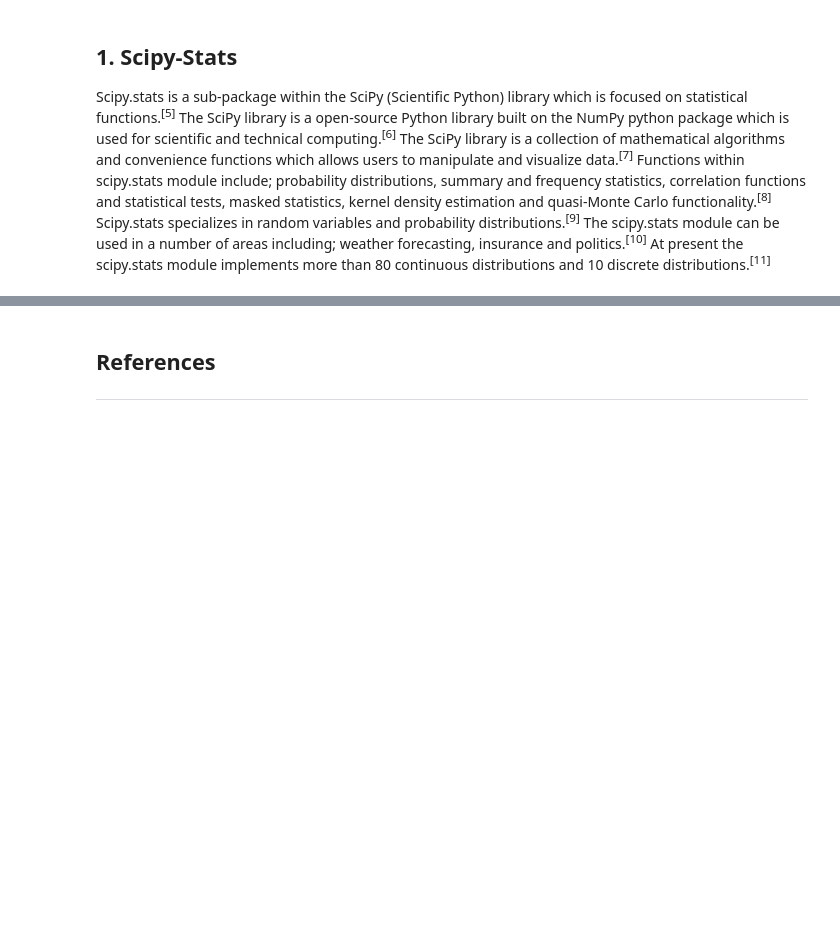
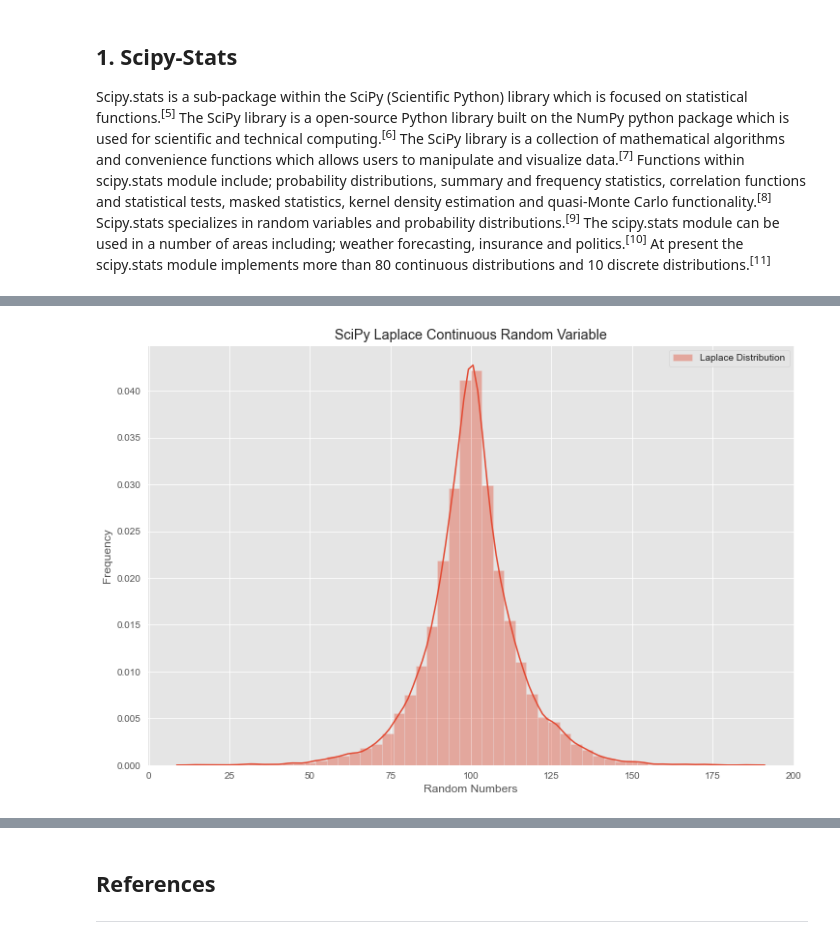
Before and after one commit to JPLee01/Machine_Learning_and_Statistics, a Jupyter notebook: scipy-stats.ipynb, the cells around one changed output, grey strips where cells are left out. Cells and saved outputs as stored; diff of their text form; code cells hidden in the pictures; blank space fills up the shorter version.

```diff
--- a/scipy-stats.ipynb
+++ b/scipy-stats.ipynb
@@ -71,0 +149,20 @@ A complete listing of the scipy.stats functions can be obtained using the functi
+# %%
+#Import the laplace sub-class from scipy.stats
+from scipy.stats import laplace
+
+
+#Generate laplace distribution from scipy.stats
+#Set mean (loc) to 100
+#Set sample sie to 10000
+#set standard deviation (scale) to 10
+#Select the random variates from the np.random.default_rng() function
+laplace_dist = laplace.rvs(loc=100, size=10000, scale=10, random_state=rng)
+
+sns.distplot(laplace_dist, label="Laplace Distribution")
+plt.legend(loc='best')
+plt.title("SciPy Laplace Continuous Random Variable")
+plt.xlabel("Random Numbers")
+plt.ylabel("Frequency")
+plt.show()
+# %% [output]
+[figure, added]
```
Also changed, not shown: parts of 20 cells of this notebook, 1 other file.
